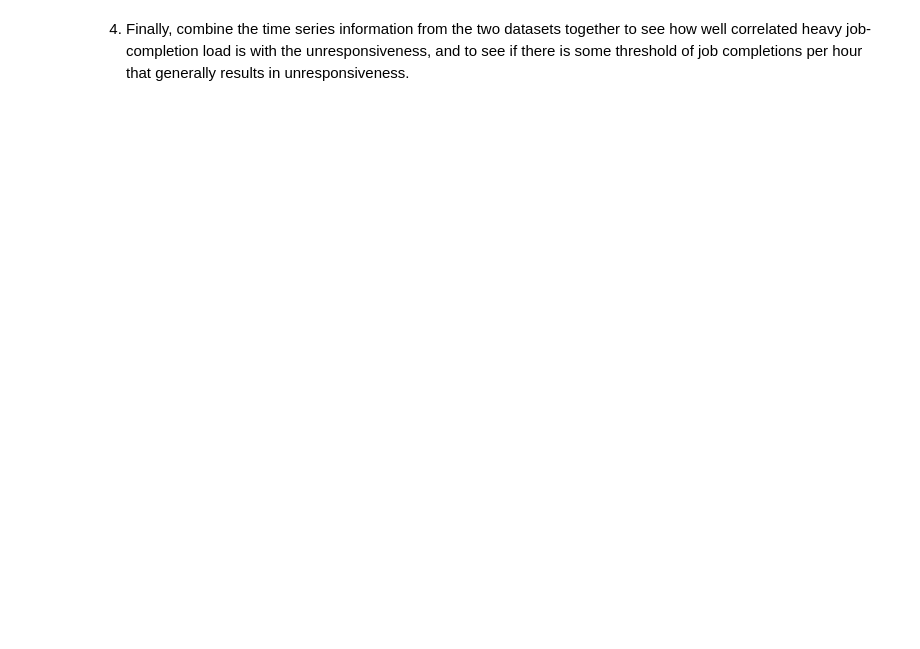
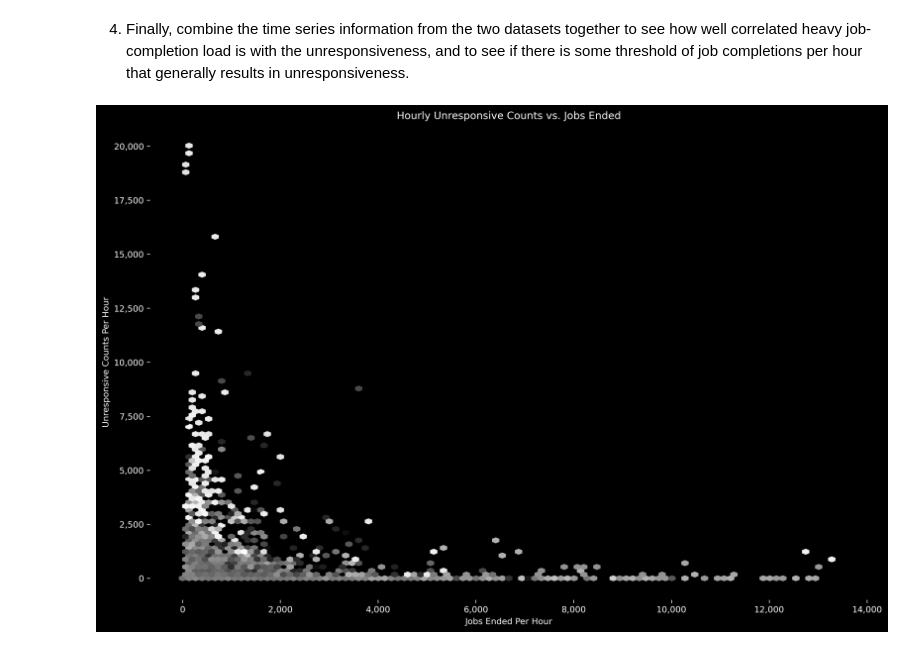
Before and after one commit to nss-data-science-cohort-5/accre-three-musketeers, a Jupyter notebook: charre2021-ACCRE_Question_4.ipynb, the cells around one changed output. Saved outputs shown, nothing was run; the diff lists cells and outputs as text; code cells hidden in the pictures; blank space fills up the shorter version.

```diff
--- a/charre2021-ACCRE_Question_4.ipynb
+++ b/charre2021-ACCRE_Question_4.ipynb
@@ -54,29 +54,39 @@ unresponsive = (
 unending = end_times.merge(unresponsive, on = 'Hour')
 # %%
 # Plot hexbin chart showing negative correlation between Completions Per Hour and Unresponsive Counts.
+plt.rcdefaults()
+
 def thousands_commas_please(ax, *args):
     if 'x' in args:
         ax.get_xaxis().set_major_formatter(mtick.FuncFormatter(lambda x, p: format(int(x), ',')))
     if 'y' in args:
         ax.get_yaxis().set_major_formatter(mtick.FuncFormatter(lambda x, p: format(int(x), ',')))
 
 x = unending['Completions Per Hour']
 y = unending['Unresponsive Counts']
 
 def make_a_hexbin(x, y):
     fig, ax = plt.subplots(figsize = (15, 10), dpi = 300, facecolor = 'k')
     plt.hexbin(x = x,
                y = y,
                C = [i.isocalendar()[1] for i in unending['Hour']],
                cmap = 'gray')
     ax.set_facecolor('k')
-    ax.set_xlabel('')
     ax.xaxis.label.set_color('white')
     ax.yaxis.label.set_color('white')
-    thousands_commas_please(ax, 'x')
+    thousands_commas_please(ax, 'x', 'y')
     ax.tick_params(colors ='white', which = 'both')
+    for i in ['top', 'right', 'bottom', 'left']:
+        ax.spines[i].set_visible(False)
 
 make_a_hexbin(x,y)
+plt.xlabel('Jobs Ended Per Hour')
+plt.ylabel('Unresponsive Counts Per Hour')
+plt.grid(False)
+plt.title('Hourly Unresponsive Counts vs. Jobs Ended', color = 'white')
+plt.savefig('images/endtimeshexbin.png', dpi = 800, transparent = False)
+# %% [output]
+[figure, added]
 # %%
 # Regroup completions per hour and unresponsive counts by week.
 column_list = ['Completions Per Hour','Unresponsive Counts']
```
Also changed, not shown: parts of 4 cells of this notebook, 2 other files.
